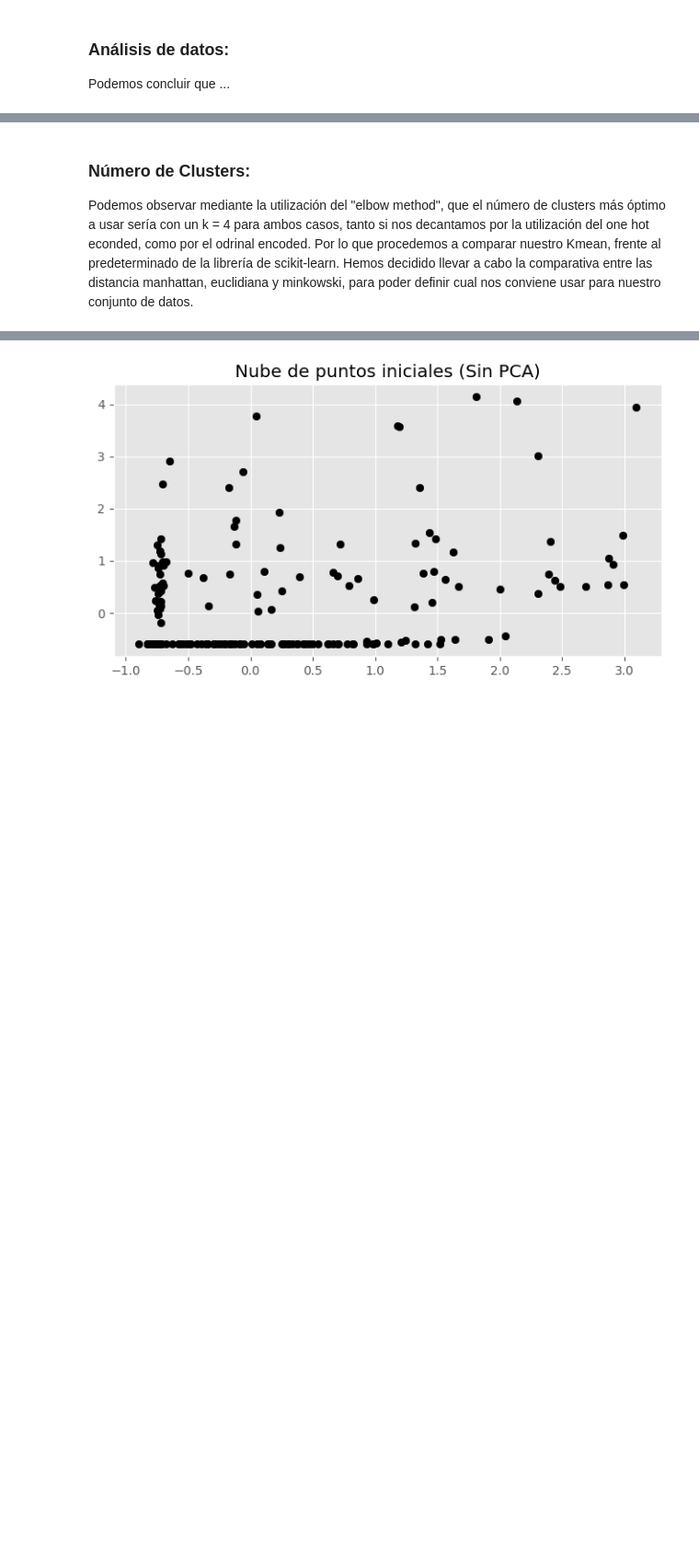
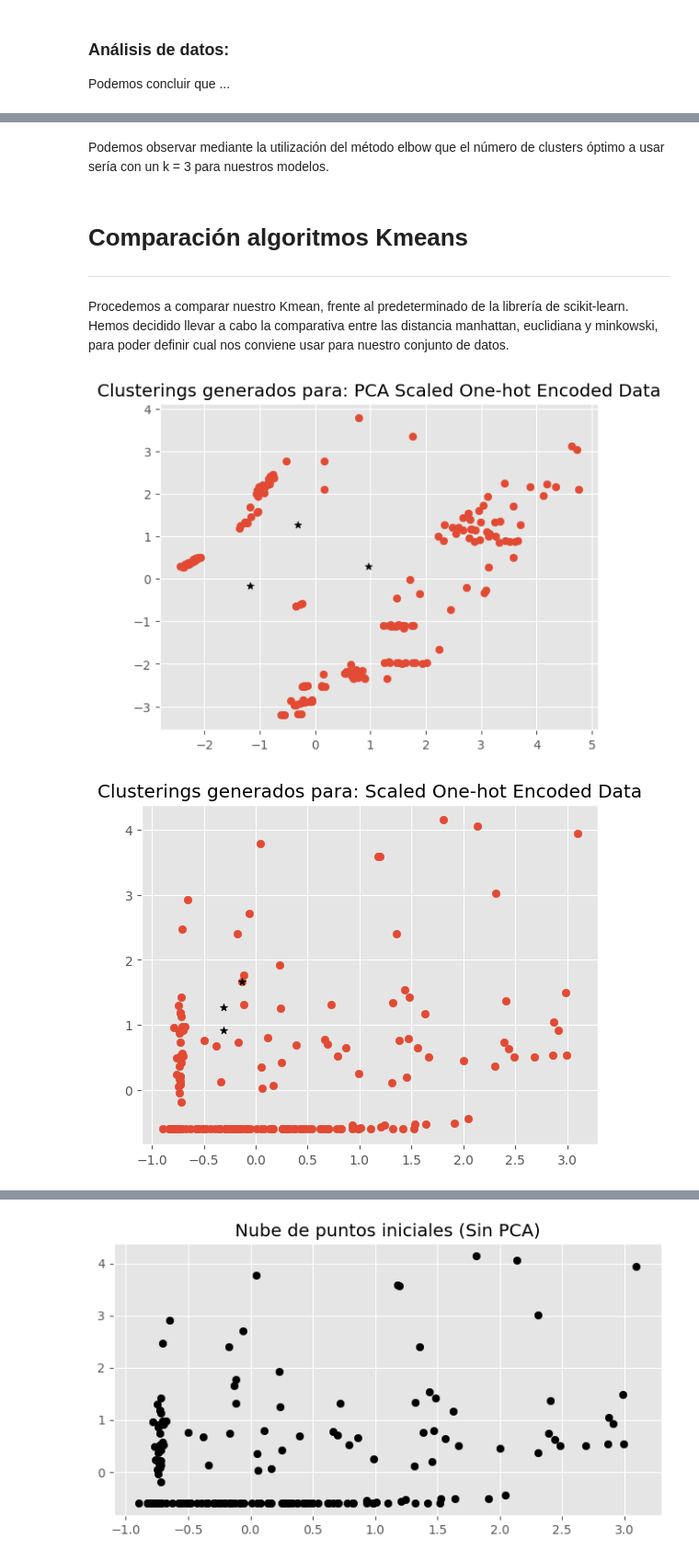
Before and after one commit to V1centeB/Aprendizaje_Automatico-P2-G1, a Jupyter notebook: model.ipynb, the cells around one changed output, grey strips where cells are left out. Shown: that part at 92% size. Drawn from its saved outputs; the diff is of its cells as text; code cells hidden in the pictures; blank space fills up the shorter version.

```diff
--- a/model.ipynb
+++ b/model.ipynb
@@ -428,7 +364,62 @@ n_clusters_elbow_method(X_ordinal_scaled, "Ordinal data")
+# %% [markdown]
+Podemos observar mediante la utilización del método elbow que el número de clusters óptimo a usar sería con un k = 3 para nuestros modelos.
 # %% [markdown]
-### Número de Clusters:
-
-
-
-
-Podemos observar mediante la utilización del "elbow method", que el número de clusters más óptimo a usar sería con un k = 4 para ambos casos, tanto si nos decantamos por la utilización del one hot econded, como por el odrinal encoded. Por lo que procedemos a comparar nuestro Kmean, frente al predeterminado de la librería de scikit-learn. Hemos decidido llevar a cabo la comparativa entre las distancia manhattan, euclidiana y minkowski, para poder definir cual nos conviene usar para nuestro conjunto de datos.
+# Comparación algoritmos Kmeans
+---
+Procedemos a comparar nuestro Kmean, frente al predeterminado de la librería de scikit-learn. Hemos decidido llevar a cabo la comparativa entre las distancia manhattan, euclidiana y minkowski, para poder definir cual nos conviene usar para nuestro conjunto de datos.
+# %%
+# === Inicialización ==========================================================
+# Definimos funciones para inicializar los clusters
+def initialize_clusters(clusters_dict, X, k):
+    """Función que inicializa clusters"""
+    np.random.seed(100572303)
+
+    for idx in range(k):
+        center = 2 * (2 * np.random.random((X.shape[1],)) - 1)
+        cluster = {
+            'center': center,
+            'points': []
+        }
+        clusters_dict[idx] = cluster
+
+def plot_clusters(X, clusters, name):
+    """Función que dibuja clusters"""
+    plt.scatter(X[:,0], X[:,1])
+    plt.grid(True)
+    for i in clusters:
+        center = clusters[i]['center']
+        plt.scatter(center[0], center[1], marker='*', c='black')
+    plt.title('Clusterings generados para: ' + name)
+    plt.show()
+
+# Inicializamos los centroides para los clusters - Utilizamos el número de clusters que sacamos con el método elbow
+k = 3
+# Inicializamos un diccionario para cada distinto conjunto de datos
+clusters_onehot_scaled_pca = {}
+clusters_onehot_scaled = {}
+clusters_onehot_pca = {}
+clusters_onehot = {}
+clusters_ordinal_scaled_pca = {}
+clusters_ordinal_scaled = {}
+clusters_ordinal_pca = {}
+clusters_ordinal = {}
+
+# Creamos un dataset para todas las llamadas a las funciones
+datasets = [
+    (X_pca_onehot_scaled, clusters_onehot_scaled_pca, "PCA Scaled One-hot Encoded Data"),
+    (X_onehot_scaled, clusters_onehot_scaled, "Scaled One-hot Encoded Data"),
+    (X_pca_onehot, clusters_onehot_pca, "PCA One-hot encoded data"),
+    (X_onehot, clusters_onehot, "One-hot encoded data"),
+    (X_pca_ordinal_scaled, clusters_ordinal_scaled_pca, "PCA Scaled Ordinal Data"),
+    (X_ordinal_scaled, clusters_ordinal_scaled, "Scaled Ordinal Data"),
+    (X_pca_ordinal, clusters_ordinal_pca, "PCA Ordinal Data"),
+    (X_ordinal, clusters_ordinal, "Ordinal Data")
+]
+
+# Inicializamos y dibujamos clusters
+for X, clusters_dict, name in datasets:
+    initialize_clusters(clusters_dict, X, k)
+    plot_clusters(X, clusters_dict, name)
+# %% [output]
+[figure, added]
+[figure, added]
```
Also changed, not shown: parts of 17 cells of this notebook.
